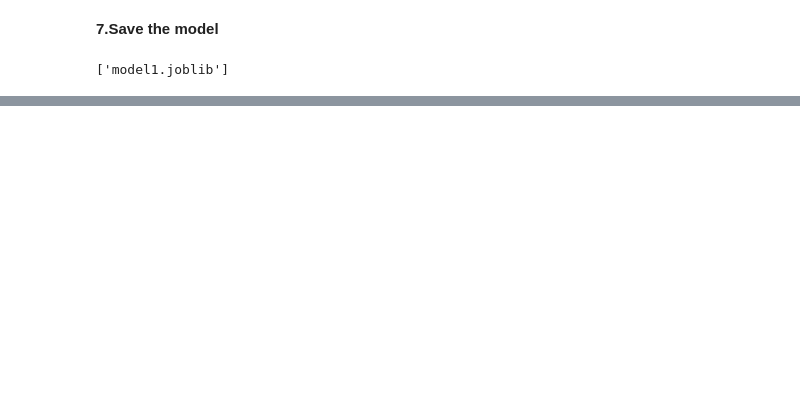
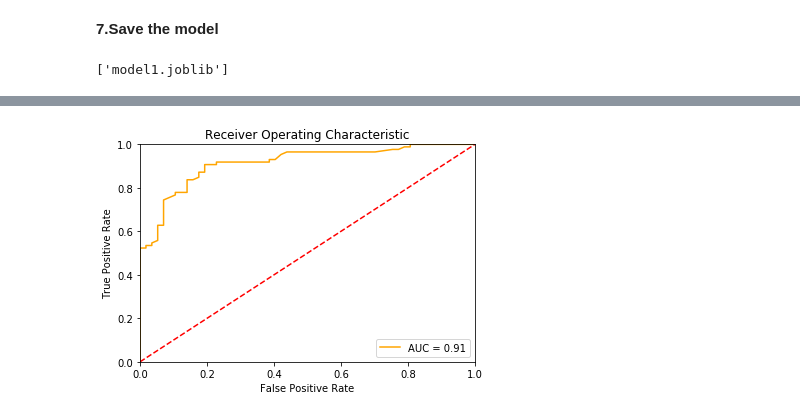
Before and after one commit to josepmariall/credit_scoring, a Jupyter notebook: 3. Feature Selection, Algorithm improvement, Generalisation evidence.ipynb, the cells around one changed output, grey strips where cells are left out. Saved outputs shown, nothing was run; the diff lists cells and outputs as text; code cells hidden in the pictures; blank space fills up the shorter version.

```diff
--- a/3. Feature Selection, Algorithm improvement, Generalisation evidence.ipynb
+++ b/3. Feature Selection, Algorithm improvement, Generalisation evidence.ipynb
@@ -305,0 +130,4 @@ New improved Accuracy: 0.7947368421052632
+# %%
+# view the list of ordered features
+features = list(features.index)
+features
@@ -305,0 +330,11 @@ New improved Accuracy: 0.7947368421052632
+# %%
+seed_val = 1000
+
+np.random.seed(seed_val)
+
+rfc2 = RandomForestClassifier(n_estimators=600, max_depth=180, max_features='auto')
+rfc2.fit(X_train[features_to_keep],y_train)
+rfc2_predict = rfc2.predict_proba(X_test[features_to_keep])[:, 1]
+
+auc_score_final2 = roc_auc_score(y_test, rfc2_predict)
+print('Test selected features ROC AUC=%f' % (auc_score_final2))
@@ -321,0 +371,2 @@ dump(model1,'model1.joblib')
+# %%
+df = pd.concat([X_train.append(X_test), y_train.append(y_test)], axis = 1)
@@ -321,0 +416,22 @@ dump(model1,'model1.joblib')
+# %%
+
+def plot_auc(labels, probs):
+    ## Compute the false positive rate, true positive rate
+    ## and threshold along with the AUC
+    fpr, tpr, threshold = sklm.roc_curve(labels, probs[:,1])
+    auc = sklm.auc(fpr, tpr)
+
+    ## Plot the result
+    plt.title('Receiver Operating Characteristic')
+    plt.plot(fpr, tpr, color = 'orange', label = 'AUC = %0.2f' % auc)
+    plt.legend(loc = 'lower right')
+    plt.plot([0, 1], [0, 1],'r--')
+    plt.xlim([0, 1])
+    plt.ylim([0, 1])
+    plt.ylabel('True Positive Rate')
+    plt.xlabel('False Positive Rate')
+    plt.show()
+
+plot_auc(y_test, probabilities)
+# %% [output]
+[figure, added]
```
Also changed, not shown: parts of 50 cells of this notebook, 3 other files.
